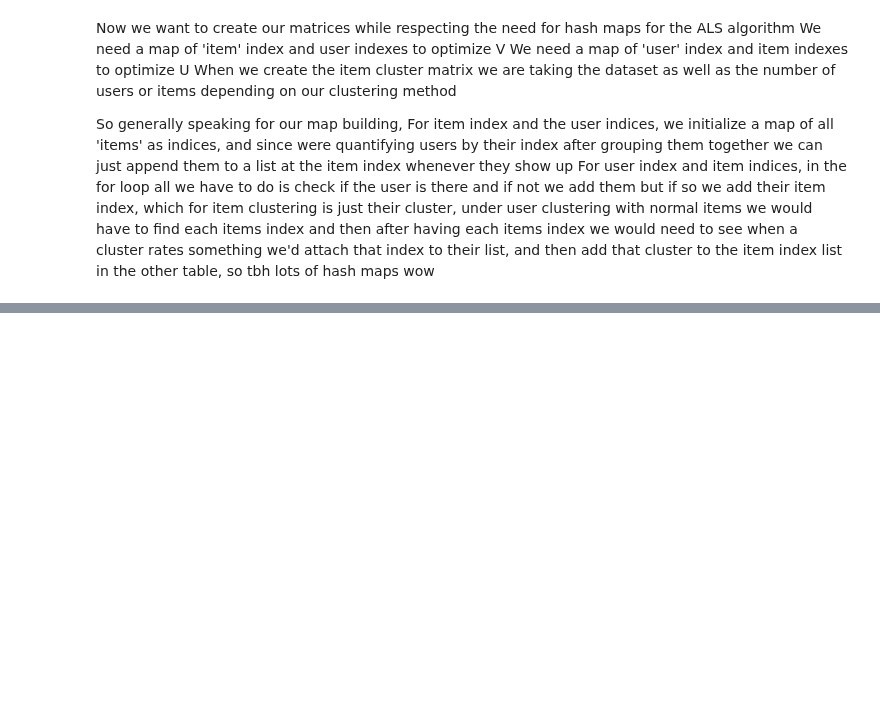
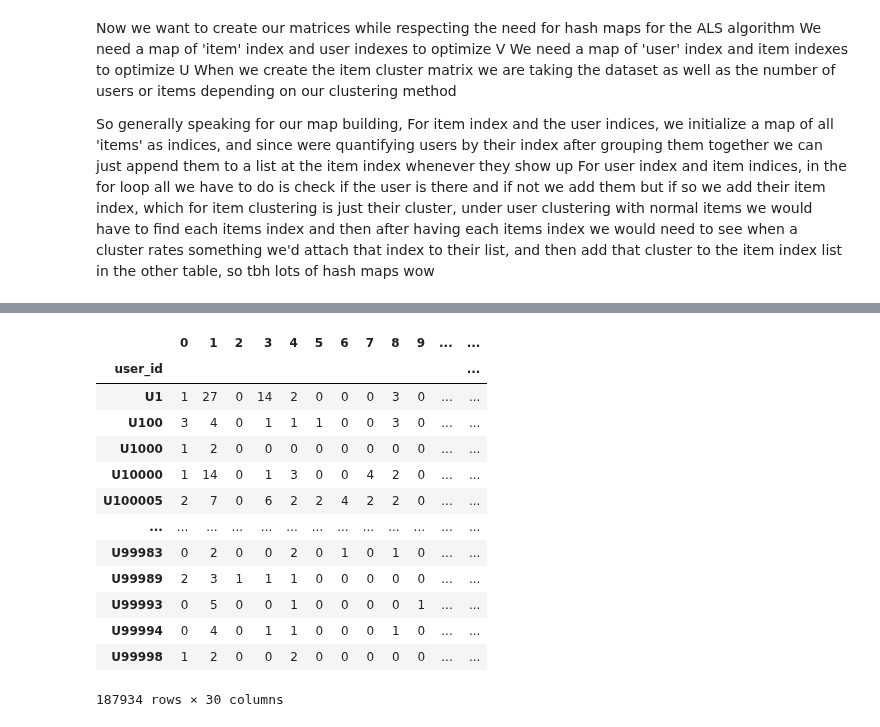
Before and after one commit to nicholas-rf/RecommenderProject, a Jupyter notebook: Modelling/model_func_testing.ipynb, the cells around one changed output, grey strips where cells are left out. Cells and saved outputs as stored; diff of their text form; code cells hidden in the pictures; blank space fills up the shorter version.

Commit message:
ALS implementation work

```diff
--- a/Modelling/model_func_testing.ipynb
+++ b/Modelling/model_func_testing.ipynb
@@ -123,0 +176,2 @@ For user index and item indices, in the for loop all we have to do is check if t
+# %%
+full_ratings, news, full_users = matrix_modules.load_dataset(full=True)
@@ -123,0 +194,48 @@ For user index and item indices, in the for loop all we have to do is check if t
+# %%
+# Imports
+from tqdm import tqdm
+import matrix_modules
+import pandas as pd
+import numpy as np
+
+# load in the data
+ratings, news, users = matrix_modules.load_dataset()
+
+# create the matrix and user and item hash maps
+R, item_idx, user_idx = matrix_modules.create_item_cluster_mat(ratings, news, isALS=True)
+
+# make them into lists and sort
+item_idx = {cluster_number : sorted(list(users)) for cluster_number, users in item_idx.items()}
+user_idx = {user_id : sorted(list(ratings)) for user_id, ratings in user_idx.items()}
+
+# is it possible to just filter out users that havent shown up yet? no but this is relying on the full data of them
+# so well need to implement more
+
+# initialize U and V
+K = 5 # five latent factors tentatively
+I = len(user_idx) # number of users
+M = 30 # number of items
+np.random.seed(42)
+U = np.random.uniform(0, 1, size=K*I).reshape((K, I))
+V = np.random.uniform(0, 1, size=K*M).reshape((K, M))
+Uold = np.zeros_like(U)
+Vold = np.zeros_like(V)
+
+# initialize a dataframe of the matrix to look at data
+df = pd.DataFrame(R)
+df
+# %% [output]
+|  | 0 | 1 | 2 | 3 | 4 | 5 | 6 | 7 | 8 | 9 | ... | ... |
+| user_id |  |  |  |  |  |  |  |  |  |  |  | ... |
+| U1 | 1 | 27 | 0 | 14 | 2 | 0 | 0 | 0 | 3 | 0 | ... | ... |
+| U100 | 3 | 4 | 0 | 1 | 1 | 1 | 0 | 0 | 3 | 0 | ... | ... |
+| U1000 | 1 | 2 | 0 | 0 | 0 | 0 | 0 | 0 | 0 | 0 | ... | ... |
+| U10000 | 1 | 14 | 0 | 1 | 3 | 0 | 0 | 4 | 2 | 0 | ... | ... |
+| U100005 | 2 | 7 | 0 | 6 | 2 | 2 | 4 | 2 | 2 | 0 | ... | ... |
+| ... | ... | ... | ... | ... | ... | ... | ... | ... | ... | ... | ... | ... |
+| U99983 | 0 | 2 | 0 | 0 | 2 | 0 | 1 | 0 | 1 | 0 | ... | ... |
+| U99989 | 2 | 3 | 1 | 1 | 1 | 0 | 0 | 0 | 0 | 0 | ... | ... |
+| U99993 | 0 | 5 | 0 | 0 | 1 | 0 | 0 | 0 | 0 | 1 | ... | ... |
+| U99994 | 0 | 4 | 0 | 1 | 1 | 0 | 0 | 0 | 1 | 0 | ... | ... |
+| U99998 | 1 | 2 | 0 | 0 | 2 | 0 | 0 | 0 | 0 | 0 | ... | ... |
+187934 rows × 30 columns
```
Also changed, not shown: parts of 34 cells of this notebook, 1 other file.
